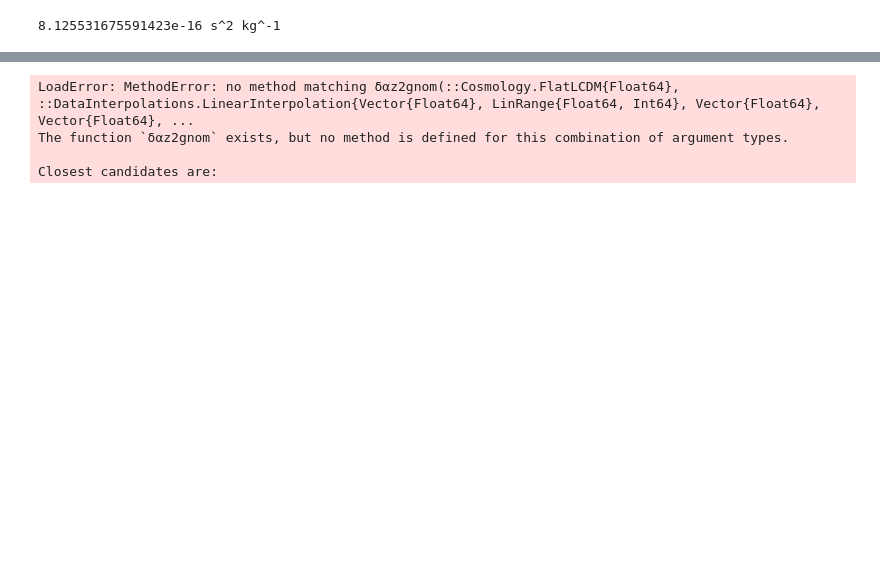
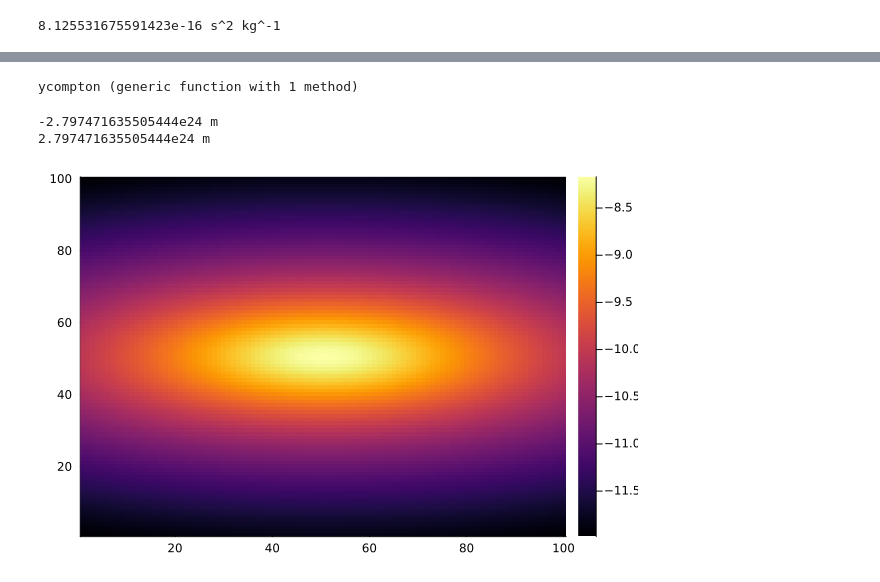
Before and after one commit to javierurrutialeiva/triax-painting-tSZ, a Jupyter notebook: base.ipynb, the cells around one changed output, grey strips where cells are left out. Saved outputs shown, nothing was run; the diff lists cells and outputs as text; code cells hidden in the pictures; blank space fills up the shorter version.

```diff
--- a/base.ipynb
+++ b/base.ipynb
@@ -150,14 +229,43 @@ get_coords (generic function with 1 method)
+# %%
+function ycompton(model::Battaglia16ThermalSZProfile{T}, θ, M, z; θ_physical = true,
+        Zlos::Any = nothing, return_3D = false) where T
+    factor = constants.G * M * 200 * ρ_crit(model, z) * model.f_b / 2 * 0.5176
+    R_200 = R_Δ(model, M, z, 200)
+    par = get_params(model, M, z)
+    θ = θ_physical == true ? angular_size(model, θ, z) : θ
+    Zlos = θ_physical == true ? angular_size(model, Zlos, z) : Zlos
+    x = θ_physical == true ? θ / angular_size(model ,R_200, z) : θ / R_200
+    if ndims(θ) == 1
+        P = @. par.P₀ * _nfw_profile_los_quadrature(x, par.xc, par.α, par.β, par.γ)
+        return P
+    elseif ndims(θ) == 3 && Zlos !== nothing
+        P₀, xc, α, β, γ = par.P₀, par.xc, par.α, par.β, par.γ
+        P3D = @. P₀ * ((x/xc)^γ) * (1  + (x/xc)^α)^((β - γ) / α)
+        projected_P = trapz((:,:,Zlos), P3D)
+        if return_3D == false
+            return projected_P
+        else
+            return P3D
+        end
+    end
+end
+# %% [output]
+ycompton (generic function with 1 method)
 # %%
-δ = [deg2rad(v) for v in collect(range(150., 170., length = 10))]
-α = [deg2rad(v) for v in collect(range(-5., -1., length = 10))]
-δ₀ = deg2rad(155.)
-α₀ = deg2rad(-2.)
+δ = [deg2rad(v) for v in collect(range(-5, 5, length = 100))]
+α = [deg2rad(v) for v in collect(range(-5, 5, length = 100))]
+δ₀ = deg2rad(0)
+α₀ = deg2rad(0)
 z = 0.35
 cosmo = cosmology()
+M = 1e15M_sun
+model = Battaglia16ThermalSZProfile()
 z2r_interpolator = build_z2r_interpolator(1e-5, 5., cosmo)
-get_coords(δ, α, z, δ₀, α₀,cosmo; ϕ = deg2rad(45), θ = 0., ψ = 0., z2r = z2r_interpolator)
+R, X, Y, Zlos = get_coords(δ, α, z, δ₀, α₀,cosmo; ϕ = deg2rad(90.), θ = deg2rad(90.),
+    ψ = deg2rad(90.), z2r = z2r_interpolator, full = true, ϵ₁ = .0 , ϵ₂ = 0.95, ΔZ = 1e-2);
+ymap = ycompton(model, R, M, z; Zlos = Zlos, return_3D = false);
+heatmap(log10.(ymap))
 # %% [output]
-LoadError: MethodError: no method matching δαz2gnom(::Cosmology.FlatLCDM{Float64}, ::DataInterpolations.LinearInterpolation{Vector{Float64}, LinRange{Float64, Int64}, Vector{Float64}, Vector{Float64}, ...
-The function `δαz2gnom` exists, but no method is defined for this combination of argument types.
-
-Closest candidates are:
+-2.797471635505444e24 m
+2.797471635505444e24 m
+[figure, added]
```
Also changed, not shown: parts of 9 cells of this notebook.
